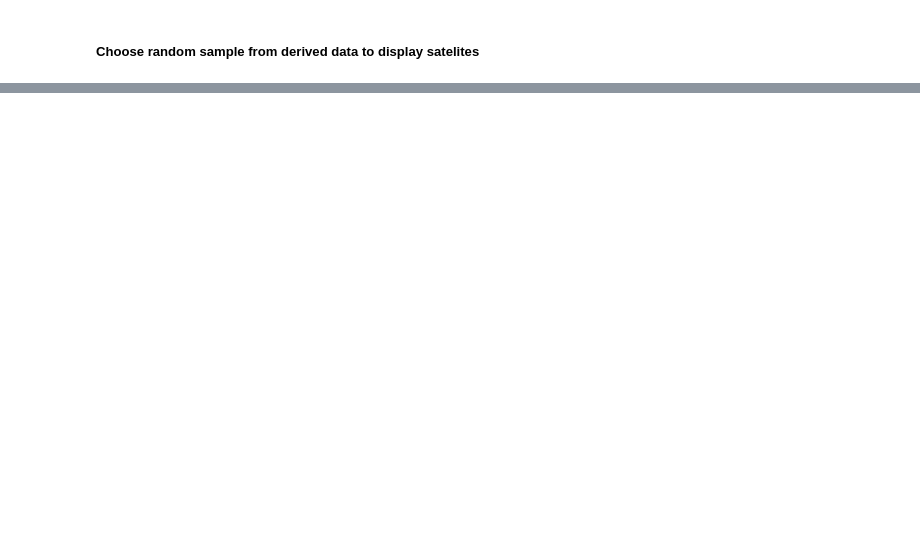
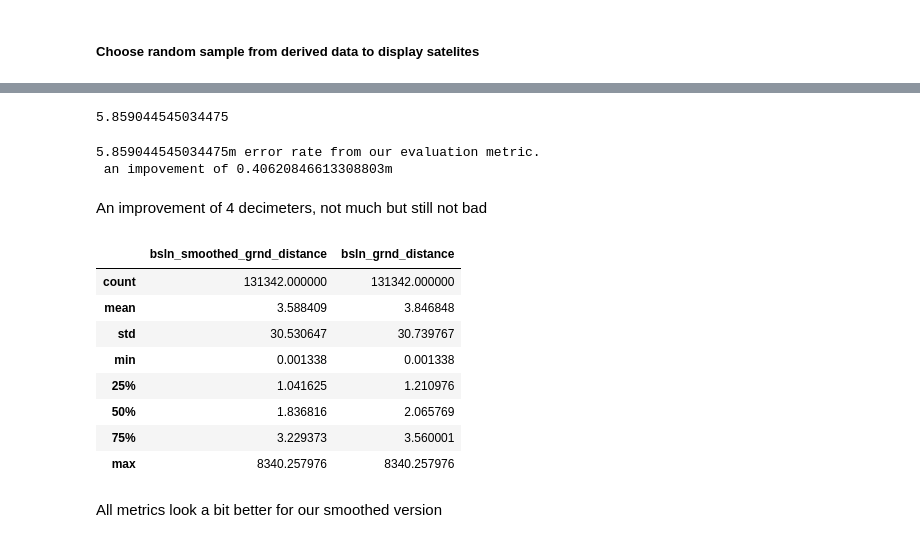
Before and after one commit to shacharhelmer/GNSS-Google, a Jupyter notebook: googlegnss.ipynb, the cells around one changed output, grey strips where cells are left out. Saved outputs shown, nothing was run; the diff lists cells and outputs as text; code cells hidden in the pictures; blank space fills up the shorter version.

```diff
--- a/googlegnss.ipynb
+++ b/googlegnss.ipynb
@@ -31,0 +45,13 @@ target = ground.merge(bsln_trn, how='inner', on=['collectionName', 'phoneName',
+# %%
+def calc_haversine(lat1, lon1, lat2, lon2):
+    """Calculates the great circle distance between two points
+    on the earth. Inputs are array-like and specified in decimal degrees.
+    """
+    RADIUS = 6_367_000
+    lat1, lon1, lat2, lon2 = map(np.radians, [lat1, lon1, lat2, lon2])
+    dlat = lat2 - lat1
+    dlon = lon2 - lon1
+    a = np.sin(dlat/2)**2 + \
+        np.cos(lat1) * np.cos(lat2) * np.sin(dlon/2)**2
+    dist = 2 * RADIUS * np.arcsin(a**0.5)
+    return dist
@@ -32,3 +65,2 @@ target = ground.merge(bsln_trn, how='inner', on=['collectionName', 'phoneName',
 # %%
-target['latDiff'] = target['latDeg_grnd']-target['latDeg_bsln']
-target['lngDiff'] = target['lngDeg_grnd']-target['lngDeg_bsln']
+haversine_50thP_95thP_mean(target['latDeg_grnd'], target['lngDeg_grnd'], target['latDeg_bsln'], target['lngDeg_bsln'])
@@ -35,2 +71,6 @@ target['lngDiff'] = target['lngDeg_grnd']-target['lngDeg_bsln']
 # %% [markdown]
 ### Baseline vs ground truth spatial difference
+# %%
+target['bsln_grnd_distance'] = calc_haversine(target['latDeg_grnd'], target['lngDeg_grnd'], target['latDeg_bsln'], target['lngDeg_bsln'])
+plt.figure()
+plt.plot(range(target.shape[0]), target['bsln_grnd_distance'])
@@ -178,0 +252,32 @@ plt.show()
+# %%
+bsln_trn['row'] = bsln_trn.index
+bsln_trn['sSinceGpsEpoch'] = bsln_trn.millisSinceGpsEpoch//250
+bsln_trn['millisSinceFirstEpoch'] = bsln_trn.millisSinceGpsEpoch - min(bsln_trn.millisSinceGpsEpoch)
+
+df = bsln_trn.groupby(['collectionName', 'sSinceGpsEpoch']).agg({'latDeg': [ np.mean ], 'latDeg_prv': [ np.mean ],
+                                                                'lngDeg': [ np.mean ], 'lngDeg_prv': [ np.mean ], 'phoneName': [list], 'millisSinceFirstEpoch': [list],  'row': [len]})
+bsln_mean_smoothed = pd.merge(bsln_trn, df.reset_index(), how='left', on=['collectionName', 'sSinceGpsEpoch'], suffixes=('raw', 'mean'))
+haversine_50thP_95thP_mean(target['latDeg_grnd'], target['lngDeg_grnd'], bsln_mean_smoothed[('latDeg','mean')], bsln_mean_smoothed[('lngDeg','mean')])
+# %% [output]
+5.859044545034475
+# %%
+print("{}m error rate from our evaluation metric.\n an impovement of {}m".format(haversine_50thP_95thP_mean(target['latDeg_grnd'], target['lngDeg_grnd'], bsln_mean_smoothed[('latDeg','mean')], bsln_mean_smoothed[('lngDeg','mean')]),haversine_50thP_95thP_mean(target['latDeg_grnd'], target['lngDeg_grnd'], target['latDeg_bsln'], target['lngDeg_bsln'])-haversine_50thP_95thP_mean(target['latDeg_grnd'], target['lngDeg_grnd'], bsln_mean_smoothed[('latDeg','mean')], bsln_mean_smoothed[('lngDeg','mean')])))
+# %% [output]
+5.859044545034475m error rate from our evaluation metric.
+ an impovement of 0.40620846613308803m
+# %% [markdown]
+An improvement of 4 decimeters, not much but still not bad
+# %%
+target[['bsln_smoothed_grnd_distance', 'bsln_grnd_distance']].describe()
+# %% [output]
+|  | bsln_smoothed_grnd_distance | bsln_grnd_distance |
+| count | 131342.000000 | 131342.000000 |
+| mean | 3.588409 | 3.846848 |
+| std | 30.530647 | 30.739767 |
+| min | 0.001338 | 0.001338 |
+| 25% | 1.041625 | 1.210976 |
+| 50% | 1.836816 | 2.065769 |
+| 75% | 3.229373 | 3.560001 |
+| max | 8340.257976 | 8340.257976 |
+# %% [markdown]
+All metrics look a bit better for our smoothed version
```
Also changed, not shown: parts of 83 cells of this notebook, 2 other files.
